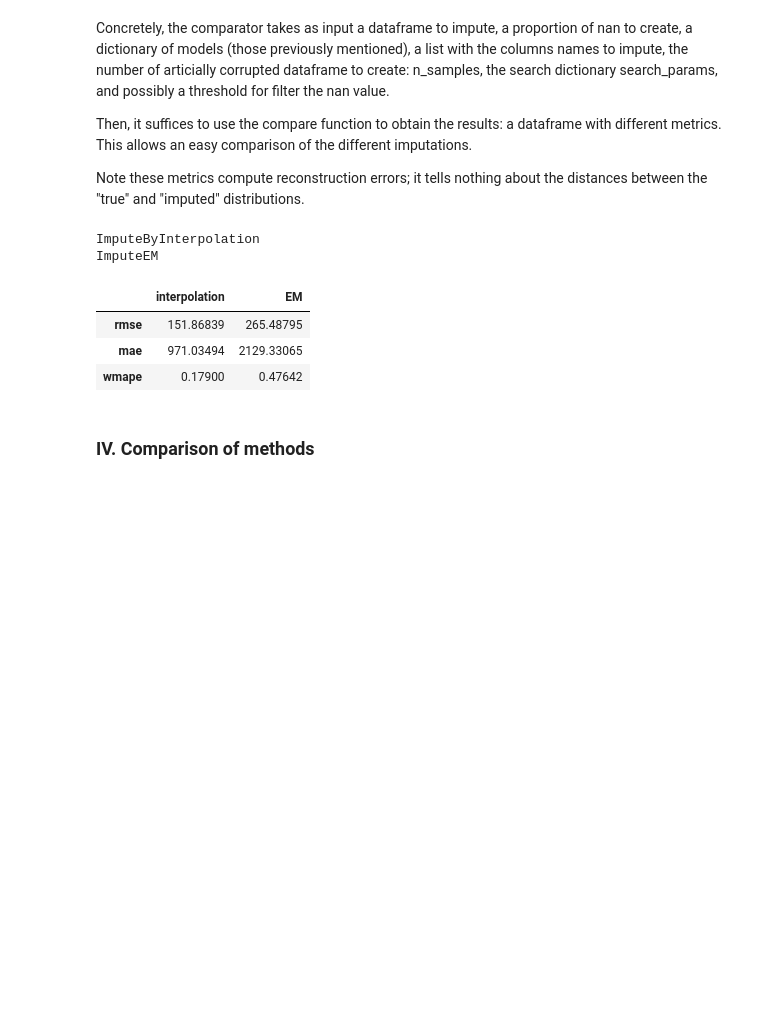
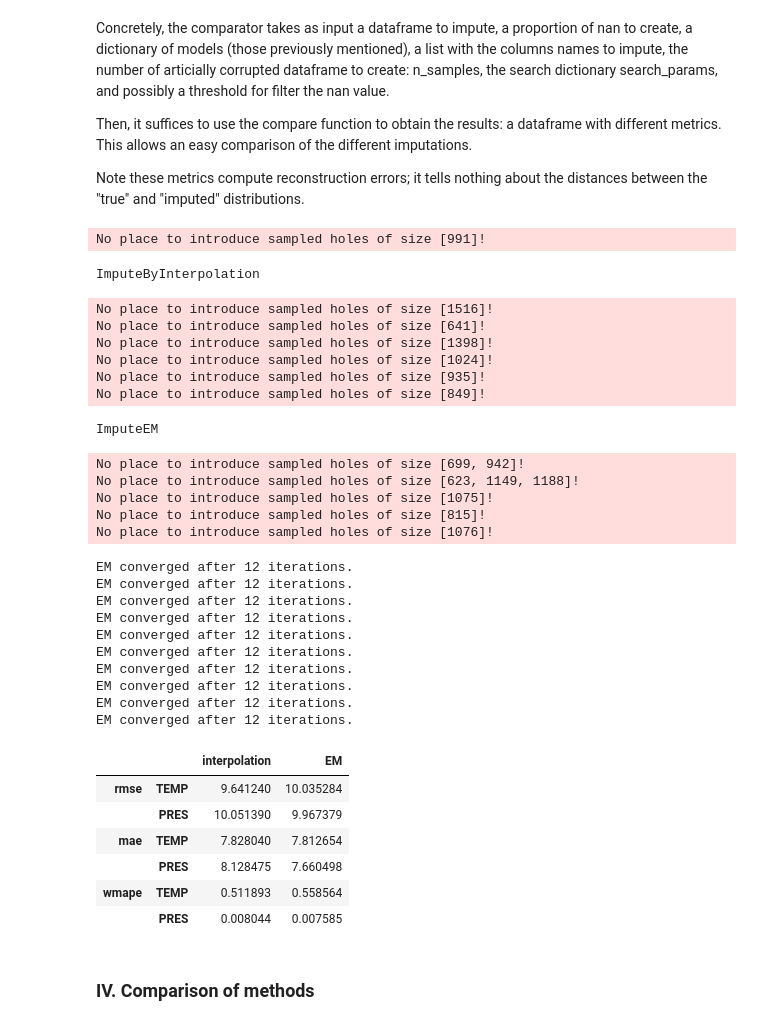
Before and after one commit to scikit-learn-contrib/qolmat, a Jupyter notebook: qolmat/notebooks/benchmark.ipynb, the cells around one changed output. Cells and saved outputs as stored; diff of their text form; code cells hidden in the pictures; blank space fills up the shorter version.

```diff
--- a/qolmat/notebooks/benchmark.ipynb
+++ b/qolmat/notebooks/benchmark.ipynb
@@ -92,11 +52,7 @@ cols_to_impute = ["Sales"]
 # %%
 download = True
-dataset = data.get_data(download=download)
-if download:
-    cols_to_impute = ["TEMP", "PRES", "DEWP", "NO2", "CO", "O3", "WSPM"]
-else:
-    cols_to_impute = ["var"]
+df_data = data.get_data_corrupted(download=download, ratio_missing=.2, mean_size=60)
 
-dataset.reset_index(inplace=True)
-dataset.set_index(["station", "datetime"], inplace=True)
-dataset.head()
+# cols_to_impute = ["TEMP", "PRES", "DEWP", "NO2", "CO", "O3", "WSPM"]
+# cols_to_impute = df_data.columns[df_data.isna().any()]
+cols_to_impute = ["TEMP", "PRES"]
@@ -226,6 +75,0 @@ df_corrupted.head()
-# %%
-cols_to_impute = ["TEMP", "O3"]
-df_corrupted = df[cols_to_impute].copy()
-df_corrupted.loc[770:980, "O3"] = np.nan
-# df_corrupted.loc[70:120, "PRES"] = np.nan
-# df_corrupted.loc[140:180, "NO2"] = np.nan
@@ -266,18 +92,17 @@ In pratice, we rely on a cross validation to find the best hyperparams values mi
 imputer_mean = models.ImputeByMean(["datetime.dt.month"]) #["datetime.dt.month", "datetime.dt.dayofweek"]
 imputer_median = models.ImputeByMedian(["datetime.dt.month"]) # ["datetime.dt.month", "datetime.dt.dayofweek"] #, "datetime.dt.round('10min')"])
 imputer_interpol = models.ImputeByInterpolation(method="linear")
-imputer_random = models.RandomImpute()
+imputer_spline = models.ImputeByInterpolation(method="spline")
+imputer_random = models.ImputeRandom()
 imputer_residuals = models.ImputeOnResiduals("additive", 7, "freq", "linear")
-imputer_kalman = models.ImputeKalman(0, 1)
 imputer_rpca = models.ImputeRPCA(
   method="temporal", multivariate=False, **{"n_rows":7*4, "maxIter":1000, "tau":1, "lam":0.7}
   )
-imputer_em = ImputeEM(n_iter_em=34, n_iter_ou=15, verbose=0, strategy="sample", temporal=False)
-imputer_spline = models.ImputeBySpline()
+imputer_em = ImputeEM(n_iter_em=34, n_iter_ou=15, verbose=0, strategy="ou", temporal=False)
 imputer_locf = models.ImputeLOCF()
 imputer_nocb = models.ImputeNOCB()
 imputer_knn = models.ImputeKNN(k=10)
-imputer_iterative = models.ImputeIterative(
+imputer_iterative = models.ImputeMICE(
   **{"estimator": LinearRegression(), "sample_posterior": False, "max_iter": 100, "missing_values": np.nan}
   )
 impute_regressor = models.ImputeRegressor(
@@ -322,24 +147,49 @@ This allows an easy comparison of the different imputations.
 
 Note these metrics compute reconstruction errors; it tells nothing about the distances between the "true" and "imputed" distributions.
 # %%
+generator_holes = missing_patterns.Markov1DHoleGenerator(n_splits=10)
+
 comparison = comparator.Comparator(
-    df_corrupted,
-    prop_nan,
     dict_models,
     cols_to_impute,
-    n_samples=10,
+    generator_holes = generator_holes,
+    cv_folds=10,
     search_params=search_params,
-    filter_value_nan=filter_value_nan,
 )
-results = comparison.compare()
+results = comparison.compare(df_data)
 results
 # %% [output]
-ImputeByInterpolation
-ImputeEM
+No place to introduce sampled holes of size [991]!
+ImputeByInterpolation
+No place to introduce sampled holes of size [1516]!
+No place to introduce sampled holes of size [641]!
+No place to introduce sampled holes of size [1398]!
+No place to introduce sampled holes of size [1024]!
+No place to introduce sampled holes of size [935]!
+No place to introduce sampled holes of size [849]!
+ImputeEM
+No place to introduce sampled holes of size [699, 942]!
+No place to introduce sampled holes of size [623, 1149, 1188]!
+No place to introduce sampled holes of size [1075]!
+No place to introduce sampled holes of size [815]!
+No place to introduce sampled holes of size [1076]!
+EM converged after 12 iterations.
+EM converged after 12 iterations.
+EM converged after 12 iterations.
+EM converged after 12 iterations.
+EM converged after 12 iterations.
+EM converged after 12 iterations.
+EM converged after 12 iterations.
+EM converged after 12 iterations.
+EM converged after 12 iterations.
+EM converged after 12 iterations.
-|  | interpolation | EM |
-| rmse | 151.86839 | 265.48795 |
-| mae | 971.03494 | 2129.33065 |
-| wmape | 0.17900 | 0.47642 |
+|  |  | interpolation | EM |
+| rmse | TEMP | 9.641240 | 10.035284 |
+|  | PRES | 10.051390 | 9.967379 |
+| mae | TEMP | 7.828040 | 7.812654 |
+|  | PRES | 8.128475 | 7.660498 |
+| wmape | TEMP | 0.511893 | 0.558564 |
+|  | PRES | 0.008044 | 0.007585 |
 # %% [markdown]
 ### **IV. Comparison of methods**
 # %% [markdown]
```
Also changed, not shown: parts of 24 cells of this notebook, 10 other files.
